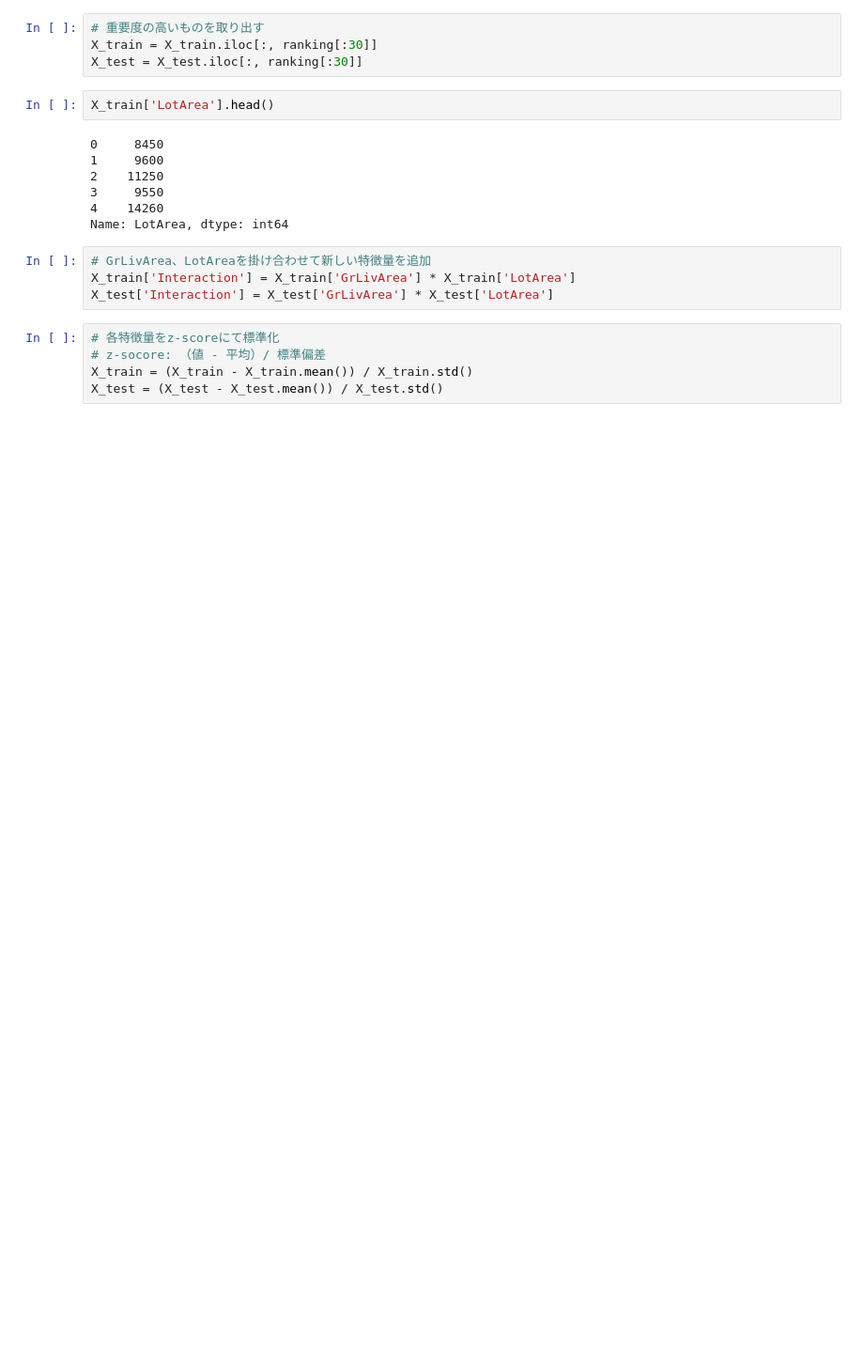
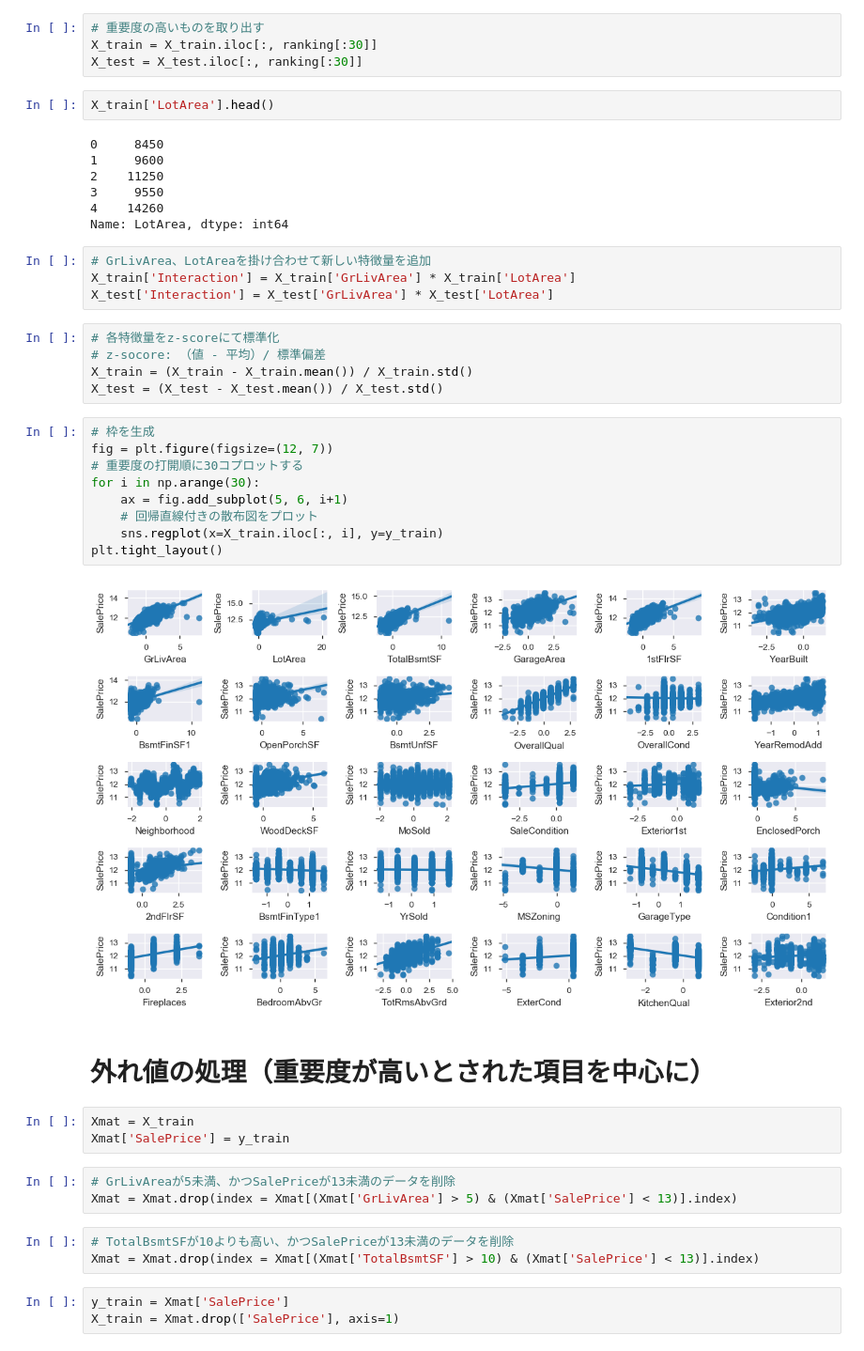
Before and after one commit to kizakiza2501/prediction-house-prices, a Jupyter notebook: code.ipynb, the cells around one changed output. Shown at 94% size. Saved outputs shown, nothing was run; the diff lists cells and outputs as text; blank space fills up the shorter version.

```diff
--- a/code.ipynb
+++ b/code.ipynb
@@ -173,3 +180,28 @@ X_test['Interaction'] = X_test['GrLivArea'] * X_test['LotArea']
 # z-socore: （値 - 平均）/ 標準偏差
 X_train = (X_train - X_train.mean()) / X_train.std()
 X_test = (X_test - X_test.mean()) / X_test.std()
+# %%
+# 枠を生成
+fig = plt.figure(figsize=(12, 7))
+# 重要度の打開順に30コプロットする
+for i in np.arange(30):
+    ax = fig.add_subplot(5, 6, i+1)
+    # 回帰直線付きの散布図をプロット
+    sns.regplot(x=X_train.iloc[:, i], y=y_train)
+plt.tight_layout()
+# %% [output]
+[figure, added]
+# %% [markdown]
+# 外れ値の処理（重要度が高いとされた項目を中心に）
+# %%
+Xmat = X_train
+Xmat['SalePrice'] = y_train
+# %%
+# GrLivAreaが5未満、かつSalePriceが13未満のデータを削除
+Xmat = Xmat.drop(index = Xmat[(Xmat['GrLivArea'] > 5) & (Xmat['SalePrice'] < 13)].index)
+# %%
+# TotalBsmtSFが10よりも高い、かつSalePriceが13未満のデータを削除
+Xmat = Xmat.drop(index = Xmat[(Xmat['TotalBsmtSF'] > 10) & (Xmat['SalePrice'] < 13)].index)
+# %%
+y_train = Xmat['SalePrice']
+X_train = Xmat.drop(['SalePrice'], axis=1)
```
Also changed, not shown: parts of 10 cells of this notebook, 2 other files.
